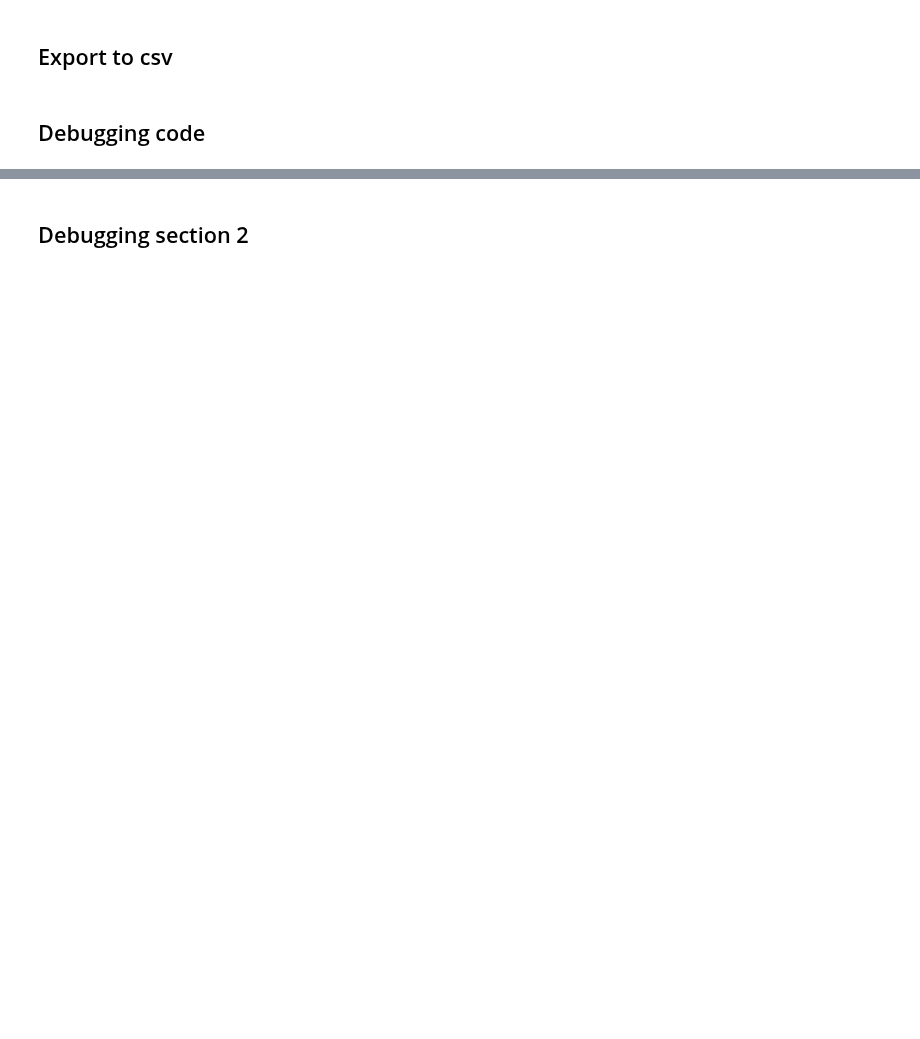
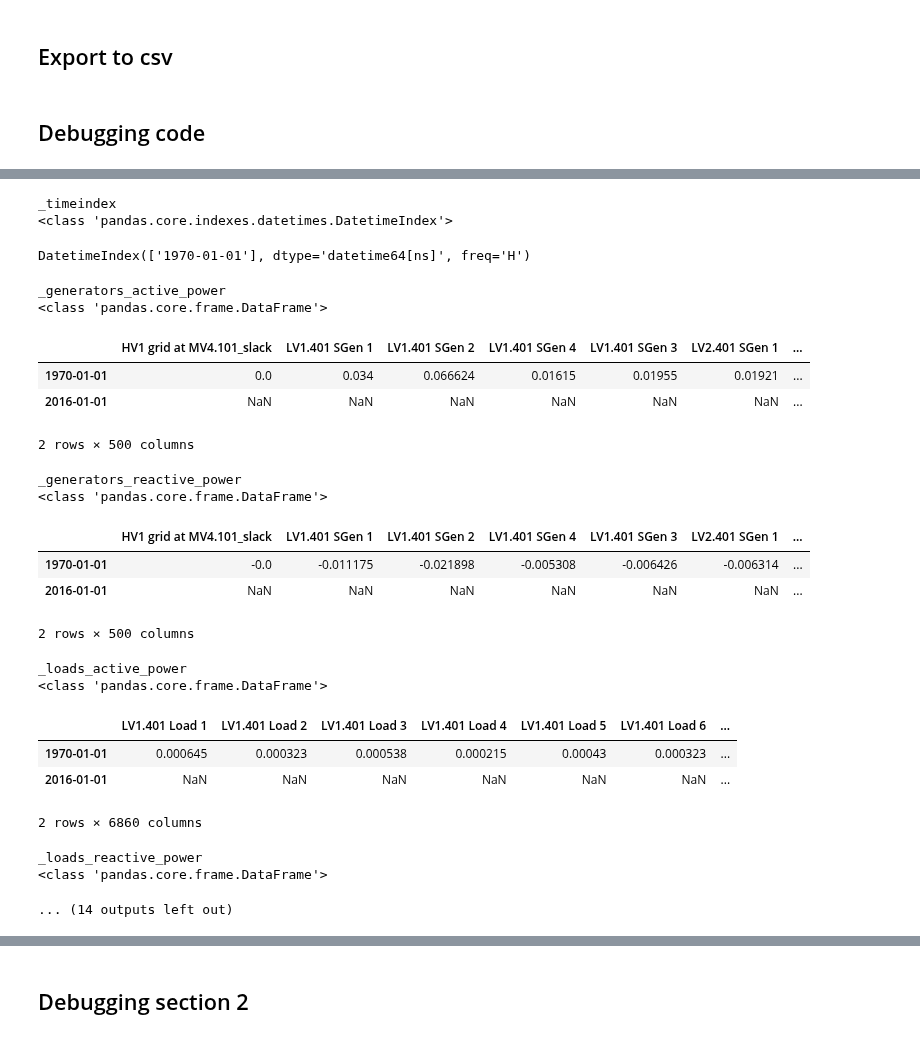
Before and after one commit to openego/eDisGo, a Jupyter notebook: edisgo/io/simbench_importer/simbench_importer.ipynb, the cells around one changed output, grey strips where cells are left out. Cells and saved outputs as stored; diff of their text form; code cells hidden in the pictures; blank space fills up the shorter version.

Commit message:
Started adding time series

```diff
--- a/edisgo/io/simbench_importer/simbench_importer.ipynb
+++ b/edisgo/io/simbench_importer/simbench_importer.ipynb
@@ -531,0 +537,12 @@ Alles Gut
+# %%
+from datetime import datetime
+load_profile_df = simbench_dict['LoadProfile']
+res_profile = simbench_dict['RESProfile']
+
+time_str = load_profile_df['time'][0]
+time_dt = datetime.strptime(time_str, "%d.%m.%Y %H:%M")
+time_pd_dt = pd.DatetimeIndex([time_dt],freq='15min')
+# print (type(time_pd_dt))
+# print ((time_pd_dt))
+edisgo_obj.timeseries._timeindex = time_pd_dt
+display(edisgo_obj.timeseries._timeindex)
@@ -555,3 +573,8 @@ for key in sb_ding0_dict:
     sb_ding0_dict[key].to_csv(str(sb_ding0_dir)+'/'+ key[:-3] +'.csv')
 # %% [markdown]
 ## Debugging code
+# %%
+get_component_timeseries(edisgo_obj=edisgo_obj, mode='worst-case-feedin')
+for key in edisgo_obj.timeseries.__dict__:
+    print (key)
+#     display(edisgo_obj.timeseries.__dict__[key])
@@ -557,0 +593,30 @@ for key in sb_ding0_dict:
+# %%
+for key in edisgo_obj.timeseries.__dict__:
+    print (key)
+    print(type(edisgo_obj.timeseries.__dict__[key]))
+    display(edisgo_obj.timeseries.__dict__[key])
+# %% [output]
+_timeindex
+<class 'pandas.core.indexes.datetimes.DatetimeIndex'>
+DatetimeIndex(['1970-01-01'], dtype='datetime64[ns]', freq='H')
+_generators_active_power
+<class 'pandas.core.frame.DataFrame'>
+|  | HV1 grid at MV4.101_slack | LV1.401 SGen 1 | LV1.401 SGen 2 | LV1.401 SGen 4 | LV1.401 SGen 3 | LV2.401 SGen 1 | ... |
+| 1970-01-01 | 0.0 | 0.034 | 0.066624 | 0.01615 | 0.01955 | 0.01921 | ... |
+| 2016-01-01 | NaN | NaN | NaN | NaN | NaN | NaN | ... |
+2 rows × 500 columns
+_generators_reactive_power
+<class 'pandas.core.frame.DataFrame'>
+|  | HV1 grid at MV4.101_slack | LV1.401 SGen 1 | LV1.401 SGen 2 | LV1.401 SGen 4 | LV1.401 SGen 3 | LV2.401 SGen 1 | ... |
+| 1970-01-01 | -0.0 | -0.011175 | -0.021898 | -0.005308 | -0.006426 | -0.006314 | ... |
+| 2016-01-01 | NaN | NaN | NaN | NaN | NaN | NaN | ... |
+2 rows × 500 columns
+_loads_active_power
+<class 'pandas.core.frame.DataFrame'>
+|  | LV1.401 Load 1 | LV1.401 Load 2 | LV1.401 Load 3 | LV1.401 Load 4 | LV1.401 Load 5 | LV1.401 Load 6 | ... |
+| 1970-01-01 | 0.000645 | 0.000323 | 0.000538 | 0.000215 | 0.00043 | 0.000323 | ... |
+| 2016-01-01 | NaN | NaN | NaN | NaN | NaN | NaN | ... |
+2 rows × 6860 columns
+_loads_reactive_power
+<class 'pandas.core.frame.DataFrame'>
+... (14 outputs left out)
```
Also changed, not shown: parts of 9 cells of this notebook, 1 other file.
